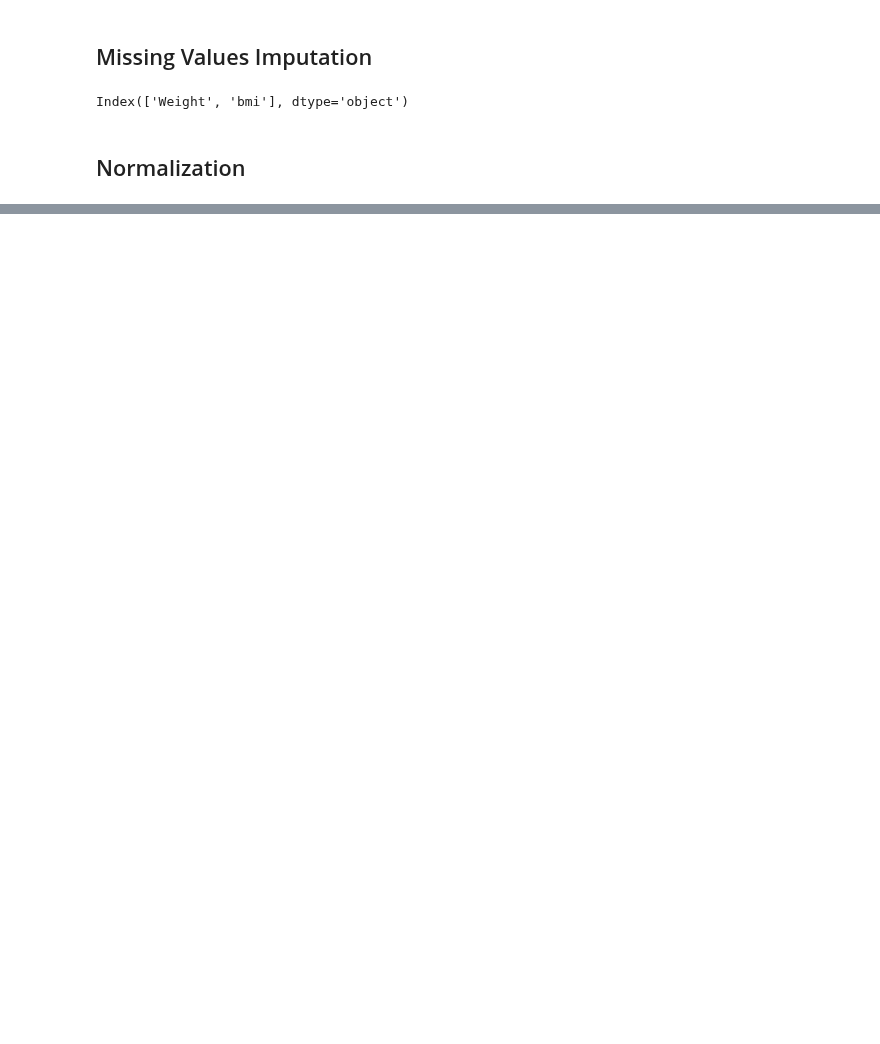
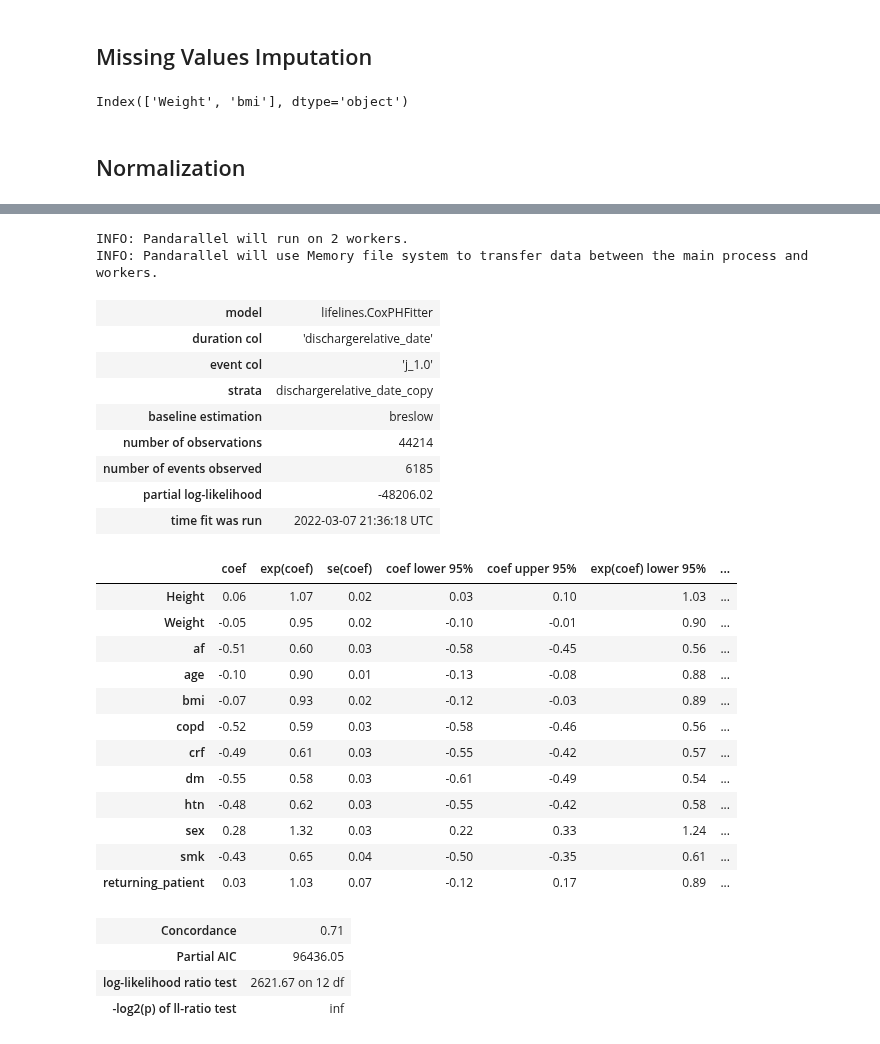
Before and after one commit to tomer1812/pydts, a Jupyter notebook: docs/SimulatedDataset.ipynb, the cells around one changed output, grey strips where cells are left out. Saved outputs shown, nothing was run; the diff lists cells and outputs as text; code cells hidden in the pictures; blank space fills up the shorter version.

```diff
--- a/docs/SimulatedDataset.ipynb
+++ b/docs/SimulatedDataset.ipynb
@@ -460,0 +149,13 @@ rf_res.oob_score_
+# %%
+from sklearn.preprocessing import StandardScaler, MinMaxScaler
+
+to_normalize = [HEIGHT_COL, WEIGHT_COL, AGE_COL, BMI_COL]
+to_minmax = [RETURNING_PATIENT_COL, SMOKING_COL]
+
+std_scaler = StandardScaler()
+X[to_normalize] = std_scaler.fit_transform(X[to_normalize])
+
+minmax_scaler = MinMaxScaler()
+X[to_minmax] = minmax_scaler.fit_transform(X[to_minmax])
+
+X.head()
@@ -460,0 +170,3 @@ rf_res.oob_score_
+# %%
+y[IN_HOSPITAL_DEATH_COL] = y[IN_HOSPITAL_DEATH_COL] +1
+y.head()
@@ -460,0 +183,4 @@ rf_res.oob_score_
+# %%
+fit_df = pd.concat([X.drop(ADMISSION_YEAR_COL, axis=1),
+                    y[[IN_HOSPITAL_DEATH_COL, DISCHARGE_RELATIVE_COL]]], axis=1).reset_index()
+fit_df.head()
@@ -460,0 +194,37 @@ rf_res.oob_score_
+# %%
+from pydts.fitters import TwoStagesFitter
+fitter = TwoStagesFitter()
+alpha_df, beta_models = fitter.fit(df=fit_df,
+        event_type_col=IN_HOSPITAL_DEATH_COL, duration_col=DISCHARGE_RELATIVE_COL, pid_col=PATIENT_NO_COL)
+# %% [output]
+INFO: Pandarallel will run on 2 workers.
+INFO: Pandarallel will use Memory file system to transfer data between the main process and workers.
+# %%
+beta_models[1].print_summary()
+# %% [output]
+| model | lifelines.CoxPHFitter |
+| duration col | 'dischargerelative_date' |
+| event col | 'j_1.0' |
+| strata | dischargerelative_date_copy |
+| baseline estimation | breslow |
+| number of observations | 44214 |
+| number of events observed | 6185 |
+| partial log-likelihood | -48206.02 |
+| time fit was run | 2022-03-07 21:36:18 UTC |
+|  | coef | exp(coef) | se(coef) | coef lower 95% | coef upper 95% | exp(coef) lower 95% | ... |
+| Height | 0.06 | 1.07 | 0.02 | 0.03 | 0.10 | 1.03 | ... |
+| Weight | -0.05 | 0.95 | 0.02 | -0.10 | -0.01 | 0.90 | ... |
+| af | -0.51 | 0.60 | 0.03 | -0.58 | -0.45 | 0.56 | ... |
+| age | -0.10 | 0.90 | 0.01 | -0.13 | -0.08 | 0.88 | ... |
+| bmi | -0.07 | 0.93 | 0.02 | -0.12 | -0.03 | 0.89 | ... |
+| copd | -0.52 | 0.59 | 0.03 | -0.58 | -0.46 | 0.56 | ... |
+| crf | -0.49 | 0.61 | 0.03 | -0.55 | -0.42 | 0.57 | ... |
+| dm | -0.55 | 0.58 | 0.03 | -0.61 | -0.49 | 0.54 | ... |
+| htn | -0.48 | 0.62 | 0.03 | -0.55 | -0.42 | 0.58 | ... |
+| sex | 0.28 | 1.32 | 0.03 | 0.22 | 0.33 | 1.24 | ... |
+| smk | -0.43 | 0.65 | 0.04 | -0.50 | -0.35 | 0.61 | ... |
+| returning_patient | 0.03 | 1.03 | 0.07 | -0.12 | 0.17 | 0.89 | ... |
+| Concordance | 0.71 |
+| Partial AIC | 96436.05 |
+| log-likelihood ratio test | 2621.67 on 12 df |
+| -log2(p) of ll-ratio test | inf |
```
Also changed, not shown: parts of 48 cells of this notebook, 7 other files.
